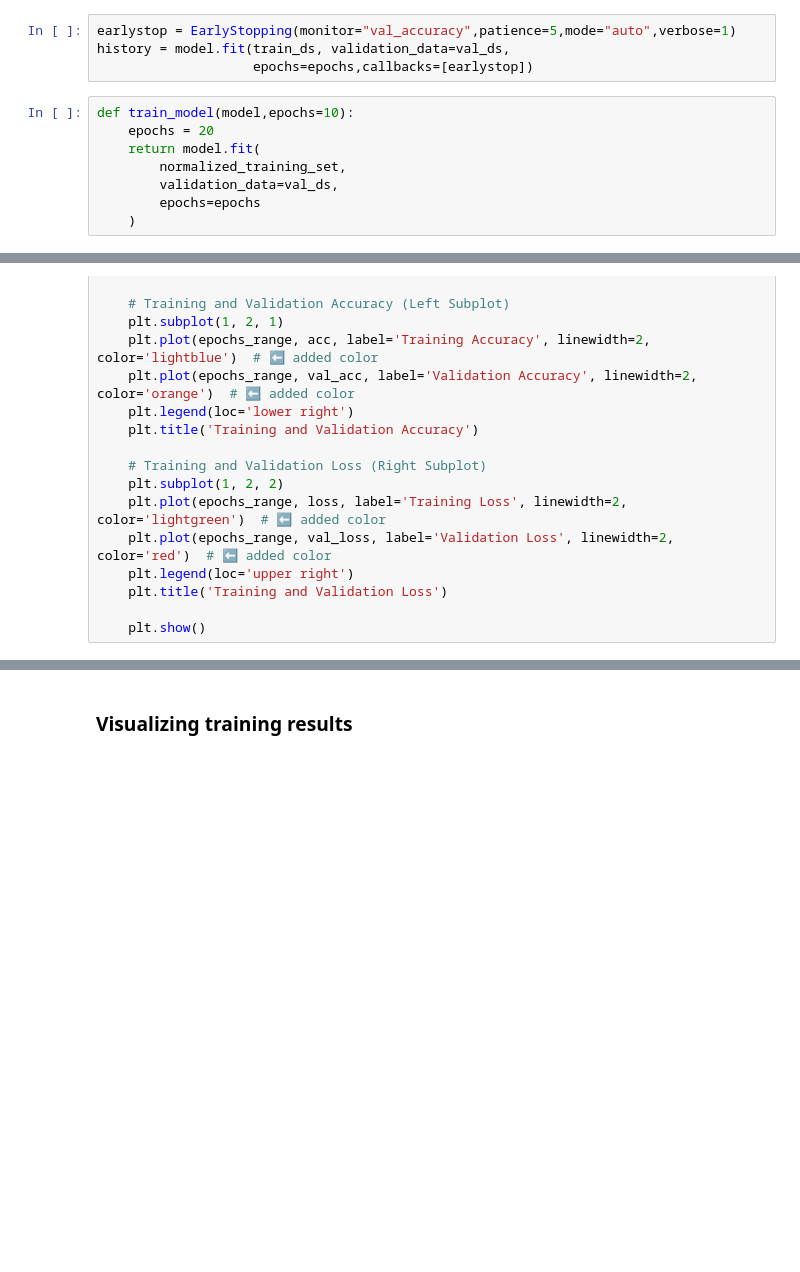
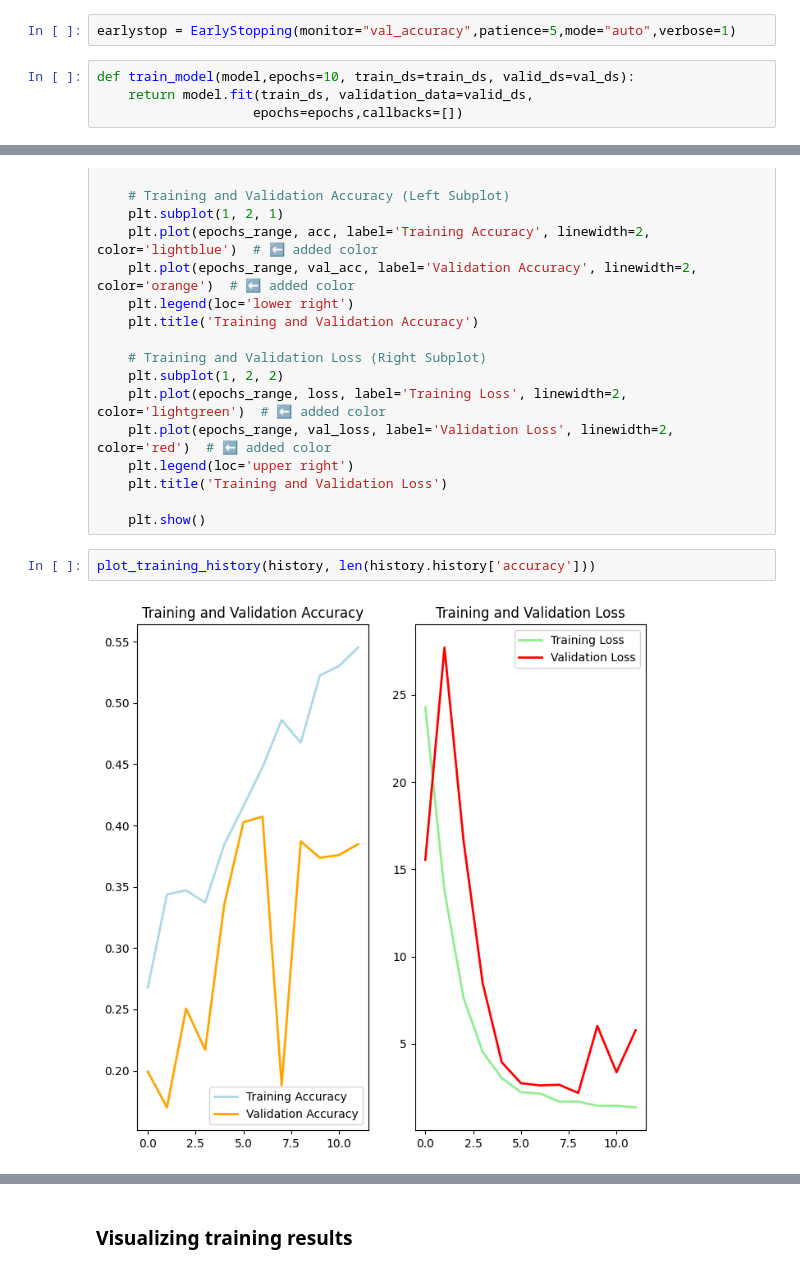
Before and after one commit to aravindvcyber/Melanoma-Detection-Assignment, a Jupyter notebook: Aravind_Vadamalaimuthu_nn.ipynb, the cells around one changed output, grey strips where cells are left out. Cells and saved outputs as stored; diff of their text form; blank space fills up the shorter version.

```diff
--- a/Aravind_Vadamalaimuthu_nn.ipynb
+++ b/Aravind_Vadamalaimuthu_nn.ipynb
@@ -199,15 +227,9 @@ model.compile(optimizer='adam',
 # %%
 earlystop = EarlyStopping(monitor="val_accuracy",patience=5,mode="auto",verbose=1)
-history = model.fit(train_ds, validation_data=val_ds,
-                    epochs=epochs,callbacks=[earlystop])
 # %%
-def train_model(model,epochs=10):
-    epochs = 20
-    return model.fit(
-        normalized_training_set,
-        validation_data=val_ds,
-        epochs=epochs
-    )
+def train_model(model,epochs=10, train_ds=train_ds, valid_ds=val_ds):
+    return model.fit(train_ds, validation_data=valid_ds,
+                    epochs=epochs,callbacks=[])
 # %%
 history = train_model(model, 20)
 # %% [output]
@@ -249,4 +293,8 @@ def plot_training_history(history, epochs = 10):
     plt.title('Training and Validation Loss')
 
     plt.show()
+# %%
+plot_training_history(history, len(history.history['accuracy']))
+# %% [output]
+[figure, added]
 # %%
```
Also changed, not shown: parts of 51 cells of this notebook.
